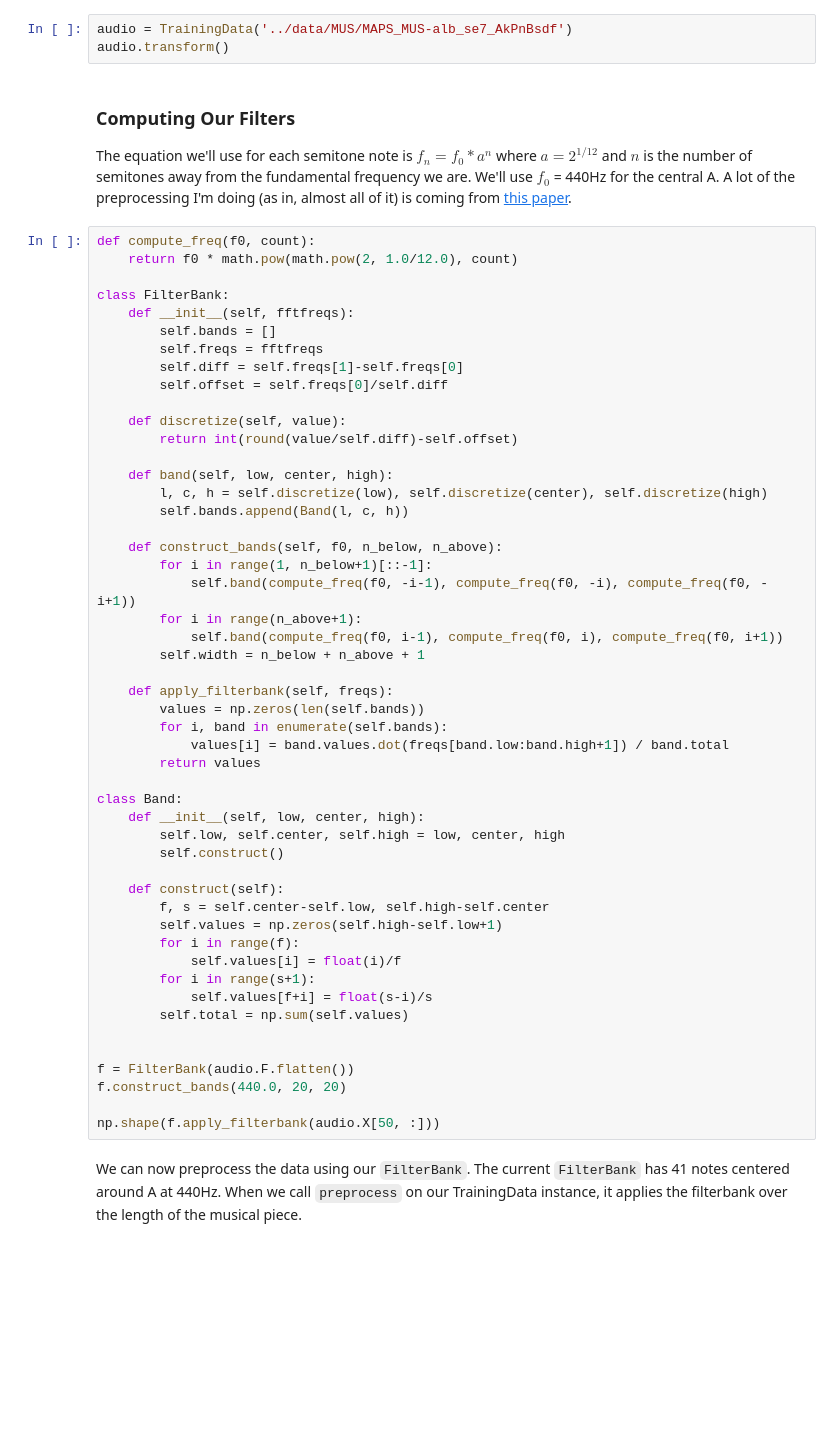
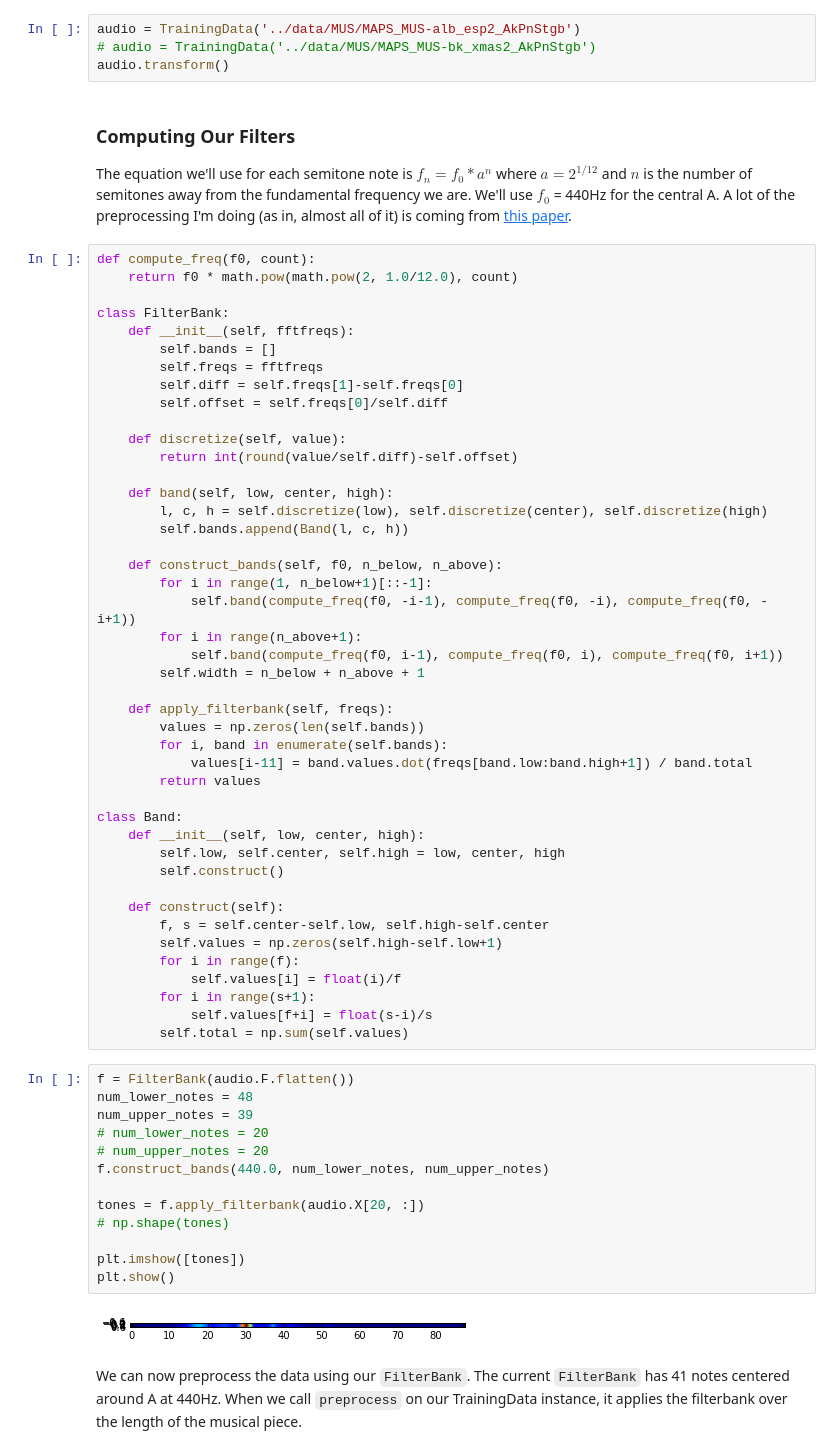
Before and after one commit to jbarrow/capstone, a Jupyter notebook: notebooks/Preprocessing_Notebook.ipynb, the cells around one changed output. Drawn from its saved outputs; the diff is of its cells as text; blank space fills up the shorter version.

```diff
--- a/notebooks/Preprocessing_Notebook.ipynb
+++ b/notebooks/Preprocessing_Notebook.ipynb
@@ -52,7 +54,8 @@ def preprocess(self, filterbank):
 
 TrainingData.preprocess = preprocess
 # %%
-audio = TrainingData('../data/MUS/MAPS_MUS-alb_se7_AkPnBsdf')
+audio = TrainingData('../data/MUS/MAPS_MUS-alb_esp2_AkPnStgb')
+# audio = TrainingData('../data/MUS/MAPS_MUS-bk_xmas2_AkPnStgb')
 audio.transform()
 # %% [markdown]
 ### Computing Our Filters
@@ -86,7 +89,7 @@ class FilterBank:
     def apply_filterbank(self, freqs):
         values = np.zeros(len(self.bands))
         for i, band in enumerate(self.bands):
-            values[i] = band.values.dot(freqs[band.low:band.high+1]) / band.total
+            values[i-11] = band.values.dot(freqs[band.low:band.high+1]) / band.total
         return values
 
 class Band:
@@ -102,12 +105,21 @@ class Band:
         for i in range(s+1):
             self.values[f+i] = float(s-i)/s
         self.total = np.sum(self.values)
-
-
-f = FilterBank(audio.F.flatten())
-f.construct_bands(440.0, 20, 20)
-
-np.shape(f.apply_filterbank(audio.X[50, :]))
+# %%
+f = FilterBank(audio.F.flatten())
+num_lower_notes = 48
+num_upper_notes = 39
+# num_lower_notes = 20
+# num_upper_notes = 20
+f.construct_bands(440.0, num_lower_notes, num_upper_notes)
+
+tones = f.apply_filterbank(audio.X[20, :])
+# np.shape(tones)
+
+plt.imshow([tones])
+plt.show()
+# %% [output]
+[figure, added]
 # %% [markdown]
 We can now preprocess the data using our `FilterBank`. The current `FilterBank` has 41 notes centered around A at 440Hz. When we call `preprocess` on our TrainingData instance, it applies the filterbank over the length of the musical piece.
 # %%
```
Also changed, not shown: parts of 5 cells of this notebook, 4 other files.
